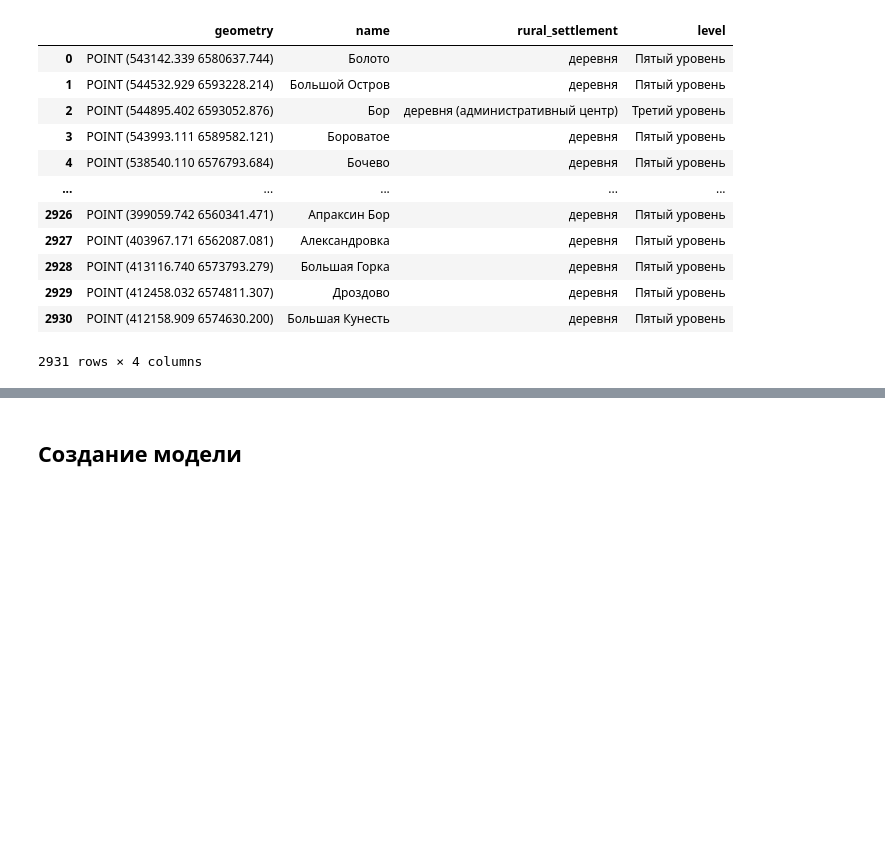
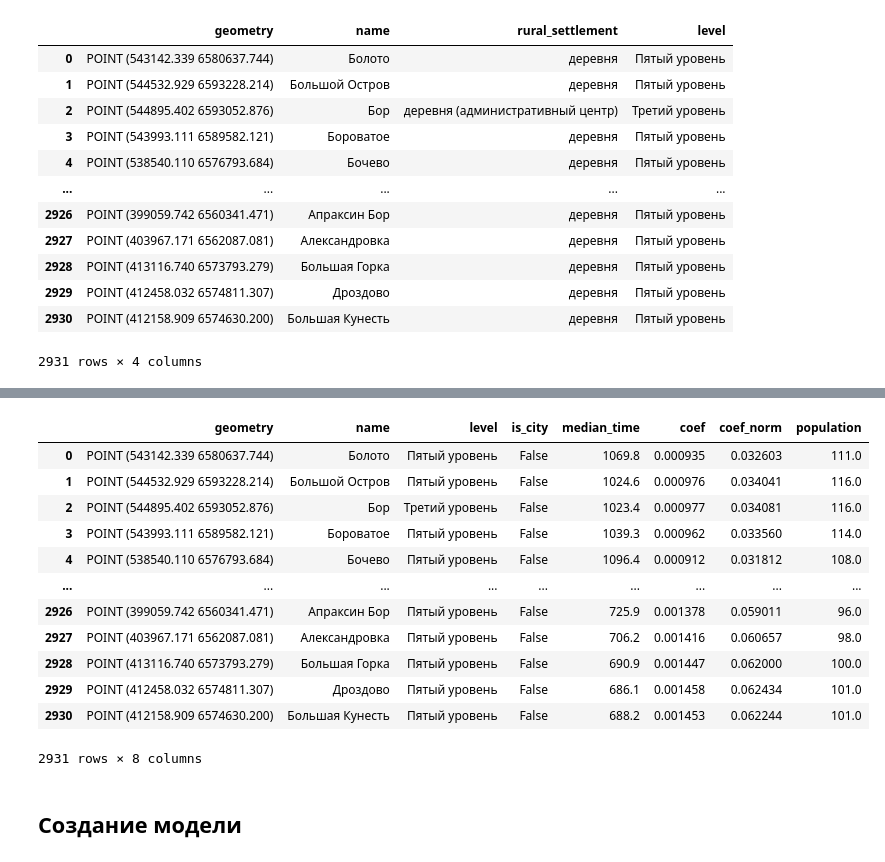
Before and after one commit to Mvin8/PopFrame, a Jupyter notebook: examples/region_frame_model.ipynb, the cells around one changed output, grey strips where cells are left out. Saved outputs shown, nothing was run; the diff lists cells and outputs as text; code cells hidden in the pictures; blank space fills up the shorter version.

```diff
--- a/examples/region_frame_model.ipynb
+++ b/examples/region_frame_model.ipynb
@@ -92,4 +92,20 @@ towns
 2931 rows × 8 columns
+# %%
+towns
+# %% [output]
+|  | geometry | name | level | is_city | median_time | coef | coef_norm | population |
+| 0 | POINT (543142.339 6580637.744) | Болото | Пятый уровень | False | 1069.8 | 0.000935 | 0.032603 | 111.0 |
+| 1 | POINT (544532.929 6593228.214) | Большой Остров | Пятый уровень | False | 1024.6 | 0.000976 | 0.034041 | 116.0 |
+| 2 | POINT (544895.402 6593052.876) | Бор | Третий уровень | False | 1023.4 | 0.000977 | 0.034081 | 116.0 |
+| 3 | POINT (543993.111 6589582.121) | Бороватое | Пятый уровень | False | 1039.3 | 0.000962 | 0.033560 | 114.0 |
+| 4 | POINT (538540.110 6576793.684) | Бочево | Пятый уровень | False | 1096.4 | 0.000912 | 0.031812 | 108.0 |
+| ... | ... | ... | ... | ... | ... | ... | ... | ... |
+| 2926 | POINT (399059.742 6560341.471) | Апраксин Бор | Пятый уровень | False | 725.9 | 0.001378 | 0.059011 | 96.0 |
+| 2927 | POINT (403967.171 6562087.081) | Александровка | Пятый уровень | False | 706.2 | 0.001416 | 0.060657 | 98.0 |
+| 2928 | POINT (413116.740 6573793.279) | Большая Горка | Пятый уровень | False | 690.9 | 0.001447 | 0.062000 | 100.0 |
+| 2929 | POINT (412458.032 6574811.307) | Дроздово | Пятый уровень | False | 686.1 | 0.001458 | 0.062434 | 101.0 |
+| 2930 | POINT (412158.909 6574630.200) | Большая Кунесть | Пятый уровень | False | 688.2 | 0.001453 | 0.062244 | 101.0 |
+2931 rows × 8 columns
 # %% [markdown]
 ## Создание модели
 # %%
```
Also changed, not shown: parts of 1 cell of this notebook, 8 other files.
